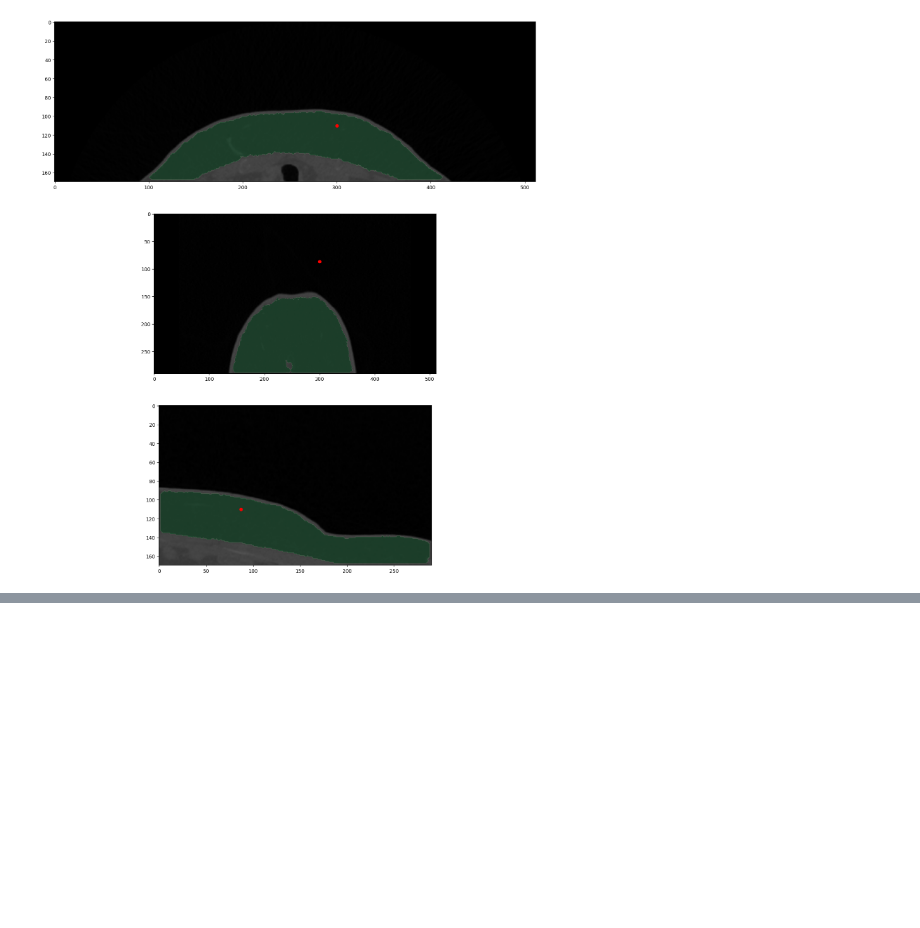
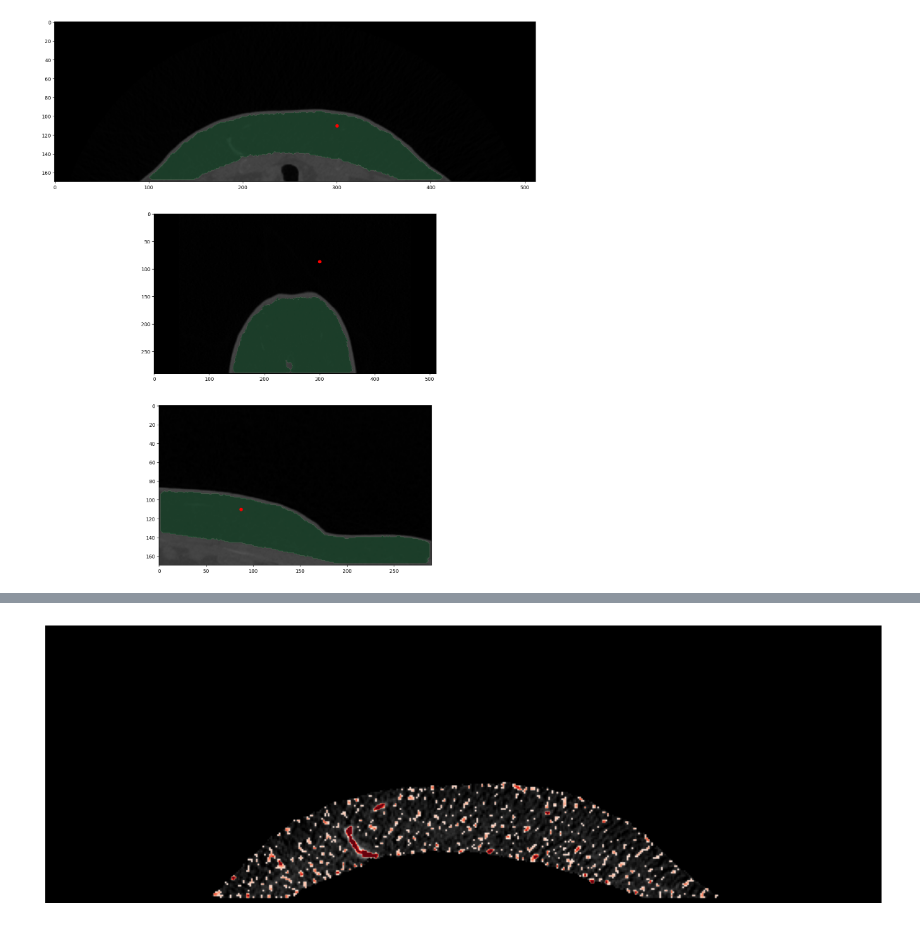
Before and after one commit to HosseinOutward/VUB-ACS-24_Hospital_Project, a Jupyter notebook: HP Clean.ipynb, the cells around one changed output, grey strips where cells are left out. Drawn from its saved outputs; the diff is of its cells as text; code cells hidden in the pictures; blank space fills up the shorter version.

```diff
--- a/HP Clean.ipynb
+++ b/HP Clean.ipynb
@@ -209 +211,17 @@ KeyboardInterrupt:
+# %%
+from scipy.ndimage import label
+
+normlized_frangi = frangi_slice.copy()
+normlized_frangi = np.clip(normlized_frangi,
+                          *np.percentile(normlized_frangi[normlized_frangi > 0], [5,99.8]))
+normlized_frangi /= np.max(normlized_frangi)
+normlized_frangi[normlized_frangi < 0.1] = 0
+
+plt.figure(figsize=(15, 10), dpi=100)
+plt.imshow(img_balanced[HP['slice_no']], cmap="gray")
+plt.imshow(normlized_frangi[HP['slice_no']], cmap='Reds', alpha=(normlized_frangi[HP['slice_no']] > 0).astype(float))
+plt.axis('off')
+plt.show()
+# %% [output]
+[figure, added]
 # %%
```
Also changed, not shown: parts of 4 cells of this notebook.
